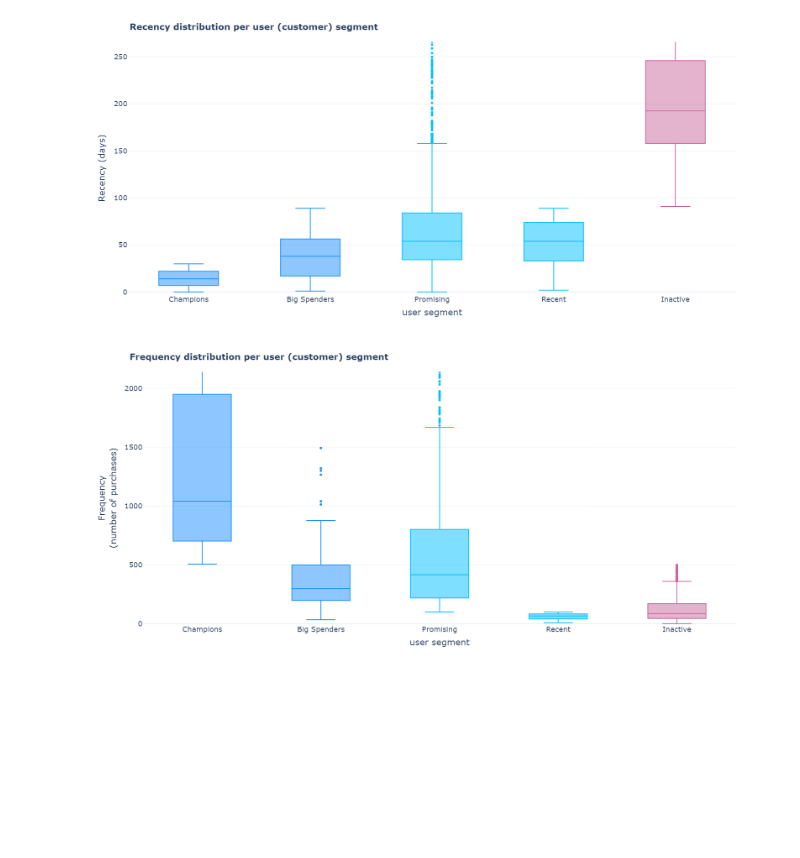
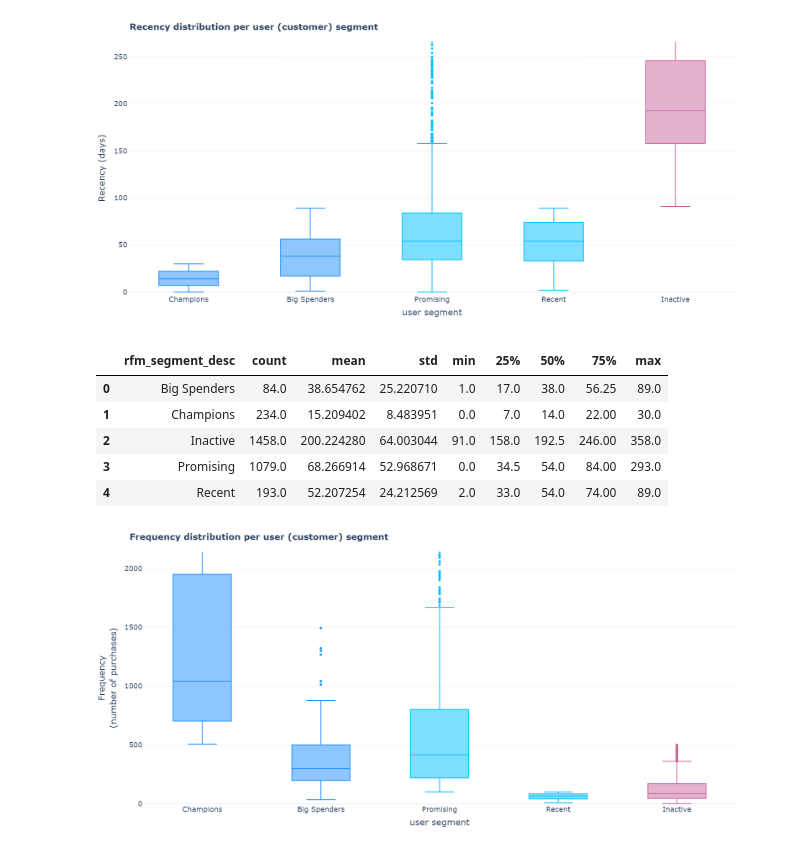
Before and after one commit to lamproslntz/loan-repayment-analysis, a Jupyter notebook: notebooks/data_analysis.ipynb, the cells around one changed output. Cells and saved outputs as stored; diff of their text form; code cells hidden in the pictures; blank space fills up the shorter version.

```diff
--- a/notebooks/data_analysis.ipynb
+++ b/notebooks/data_analysis.ipynb
@@ -260,7 +261,0 @@ fig.show()
-# %%
-labels = []
-for i in range(20, 160, 10):
-    if df_loans[df_loans["interest_rate"].between(i, i+10)].shape[0] > 0:
-        label = f"{i} - {i+10}"
-        labels.append(label)
-        df_loans.loc[df_loans["interest_rate"].between(i, i+10), "interest_rate_bin"] = label
@@ -962,6 +961,15 @@ fig.update_xaxes(
 fig.show()
 # %% [markdown]
 ![img_23.png](attachment:0ea99770-0ced-4f51-a3ba-2d98b8bc1808.png)
+# %%
+df_users.groupby(["rfm_segment_desc"], as_index=False)["recency"].describe()
+# %% [output]
+|  | rfm_segment_desc | count | mean | std | min | 25% | 50% | 75% | max |
+| 0 | Big Spenders | 84.0 | 38.654762 | 25.220710 | 1.0 | 17.0 | 38.0 | 56.25 | 89.0 |
+| 1 | Champions | 234.0 | 15.209402 | 8.483951 | 0.0 | 7.0 | 14.0 | 22.00 | 30.0 |
+| 2 | Inactive | 1458.0 | 200.224280 | 64.003044 | 91.0 | 158.0 | 192.5 | 246.00 | 358.0 |
+| 3 | Promising | 1079.0 | 68.266914 | 52.968671 | 0.0 | 34.5 | 54.0 | 84.00 | 293.0 |
+| 4 | Recent | 193.0 | 52.207254 | 24.212569 | 2.0 | 33.0 | 54.0 | 74.00 | 89.0 |
 # %%
 fig = px.box(
     df_users,
```
Also changed, not shown: parts of 68 cells of this notebook, 12 other files.
